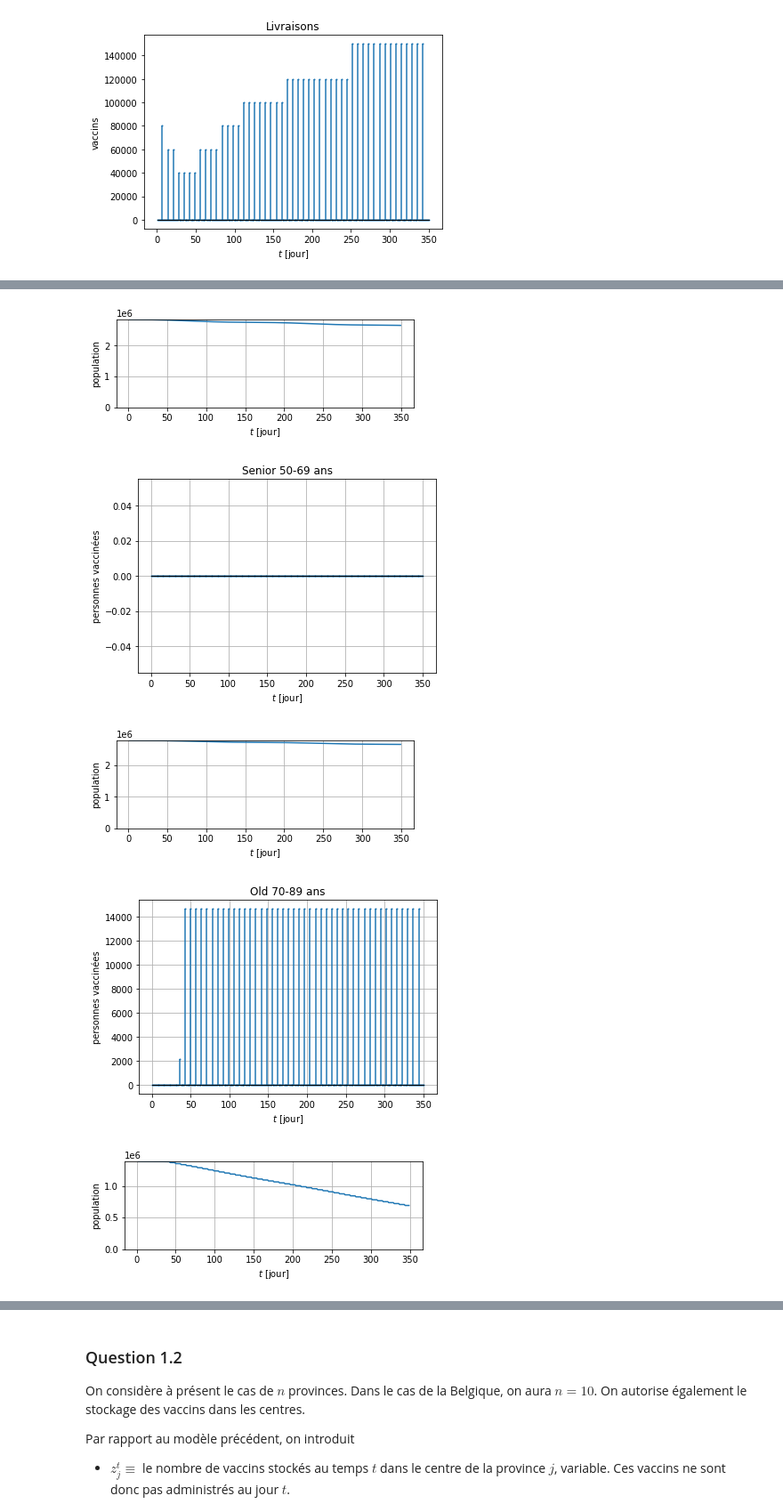
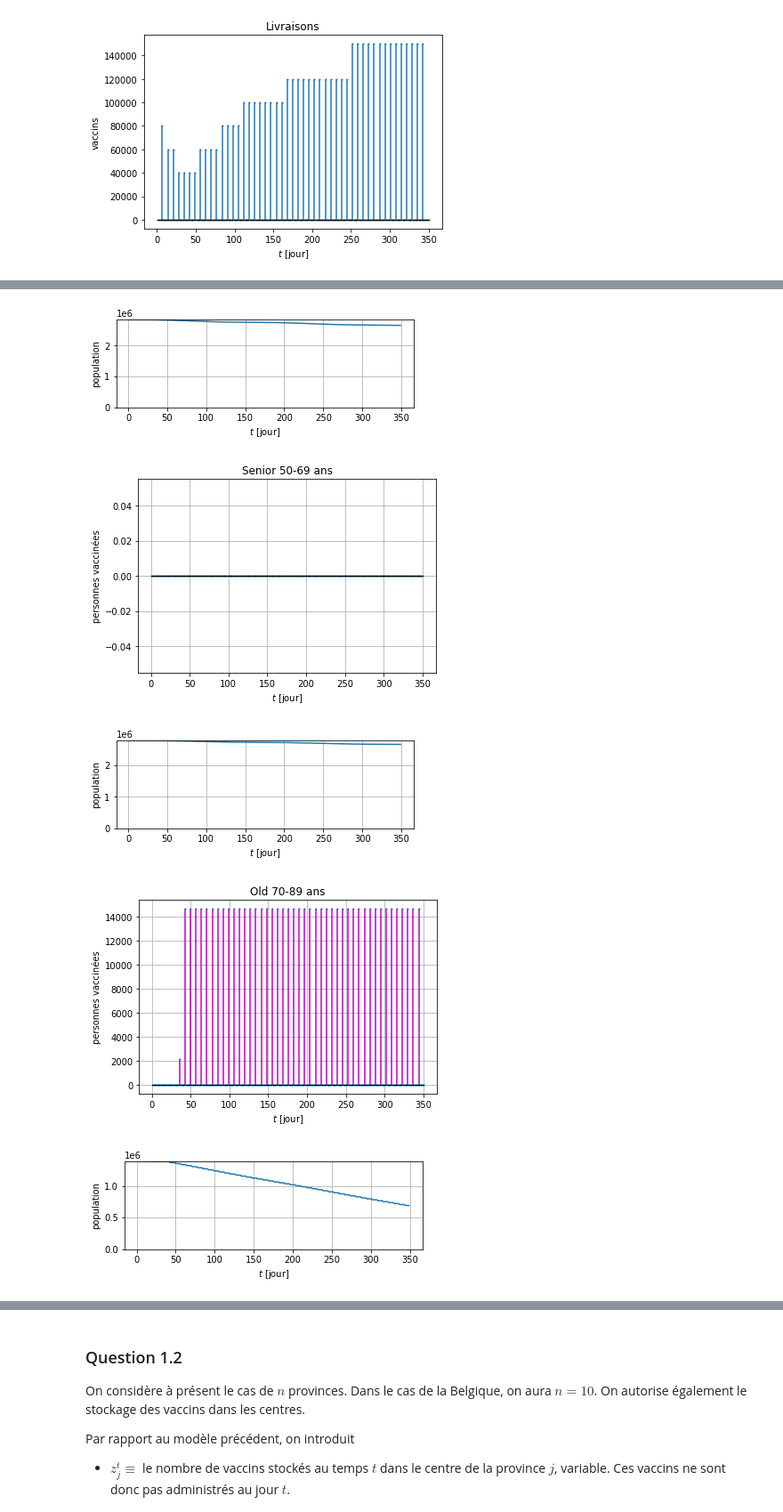
Before and after one commit to EliottVND/LINMA1702, a Jupyter notebook: rapport_notebook.ipynb, the cells around one changed output, grey strips where cells are left out. Shown: that part at 89% size. Saved outputs shown, nothing was run; the diff lists cells and outputs as text; code cells hidden in the pictures.

```diff
--- a/rapport_notebook.ipynb
+++ b/rapport_notebook.ipynb
@@ -165,7 +184,7 @@ f(x,y) = 2450.5447932174075
 # Plot des résultats
 population  = ["Young 0-29 ans", "Adult 30-49 ans", "Senior 50-69 ans", "Old 70-89 ans", "Centenarian 90-   ans"]
 livraisons  = [x[t].x for t in days-1]
-vaccination = [[y[i,t].x for t in days-1] for i in range(m)]
+vaccination = [[y[t][i].x for t in days-1] for i in range(m)]
 susceptible = [[n_s[t][i].x for t in days[1:-1]] for i in range(m)]
 pop_s       = [sum(n_s[t][i].x for i in range(m)) for t in days[1:-1]]
 pop_malade  = [sum( _lambda[i,t] * n_s[t][i].x for i in range(m)) for t in days[1:-1]]
@@ -186,15 +205,21 @@ plt.show()
 # %%
 # Plot des populations
 pop = [pop_s, pop_malade, pop_morte]
+color = ['b','r','g']
 titres_pop = ["Population susceptible au temps t", "Population tombée malade au jour t", "Population malade au jour t qui va mourir"]
-plt.figure()
+
 for i in range(3):
+    plt.figure(figsize=(10, 15))
+    plt.subplot(3, 1, i + 1)
     plt.title(titres_pop[i])
-    markerline, stemlines, baseline = plt.stem(days[1:-1], pop[i])
-    plt.xlabel("$t$ [jour]", fontsize=10)
-    plt.ylabel("population", fontsize=10)
+    #plt.plot(days[1:-1], pop[i], "-"+color[i])
+    markerline, stemlines, baseline = plt.stem(days[1:-1], pop[i], "-"+color[i])
+    plt.xlabel("$t$ [jour]", fontsize=12)
+    plt.ylabel("population", fontsize=12)
+    plt.ylim((0, max(pop[i])*1.2))
     baseline.set_color('k')
     baseline.set_linewidth(1)
+    markerline.set_color(color[i])
     markerline.set_markersize(1)
     plt.show()
 # %% [output]
@@ -204,34 +256,62 @@ for i in range(3):
 # %%
+"""
+plt.title(titres[i])
+plt.plot(days[1:-1], susceptible[i])
+plt.xlabel("$t$ [jour]", fontsize=10)
+plt.ylabel("population", fontsize=10)
+plt.ylim((0, max(susceptible[i])))
+plt.grid()
+plt.show()
+titres = [f"{population[i]}" for i in range(m)]
+color = ['b','r','g','m','k']
+plt.figure(figsize=(10, 10))
+plt.title("Vaccination par classe d'âge")
+signals = [[sum(y[t][m - 1 - i].x for i in range(l)) for t in days-1] for l in range(m)]
+
+for j in range(len(signals)):
+    markerline, stemlines, baseline = plt.stem(days, signals[len(signals) - 1 - j], '-'+color[j], label=titres[j])
+    baseline.set_color('k')
+    baseline.set_linewidth(1)
+    markerline.set_markersize(1)
+    markerline.set_color(color[j])
+
+plt.xlabel("$t$ [jour]", fontsize=10)
+plt.ylabel("personnes vaccinées", fontsize=10)
+plt.grid()
+plt.legend()
+plt.show()
+"""
 # Titres
 titres = [f"{population[i]}" for i in range(m)]
+color = ['b','r','g','m','k']
 
 plt.figure("Question 1.1")
 for i in range(5):
         plt.subplot(1, 1, 1)
         plt.title(titres[i])
-        markerline, stemlines, baseline = plt.stem(days, vaccination[i])
+        markerline, stemlines, baseline = plt.stem(days, vaccination[i],'-'+color[i])
         plt.xlabel("$t$ [jour]", fontsize=10)
         plt.ylabel("personnes vaccinées", fontsize=10)
 
         baseline.set_color('k')
         baseline.set_linewidth(1)
         markerline.set_markersize(1)
         plt.grid()
         plt.show()
 
         plt.subplot(2, 1, 2)
         plt.plot(days[1:-1], susceptible[i])
         plt.xlabel("$t$ [jour]", fontsize=10)
         plt.ylabel("population", fontsize=10)
         plt.ylim((0, max(susceptible[i])))
         plt.grid()
         plt.show()
 # %% [output]
 [figure]
 [figure]
 [figure]
 [figure]
 [figure]
 [figure]
-[figure, old version]
+[figure, new version]
 [figure]
```
Also changed, not shown: parts of 12 cells of this notebook, 8 other files.
